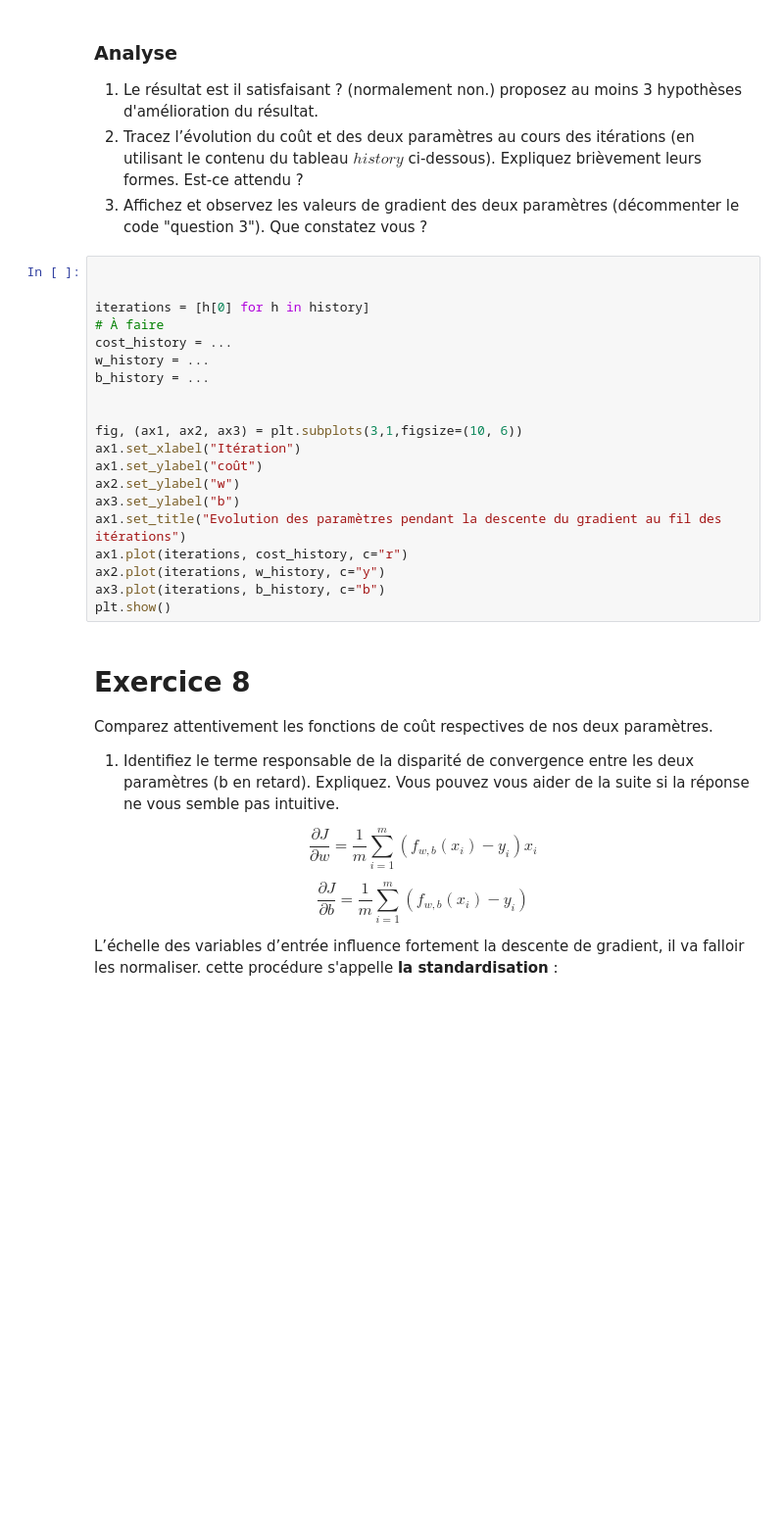
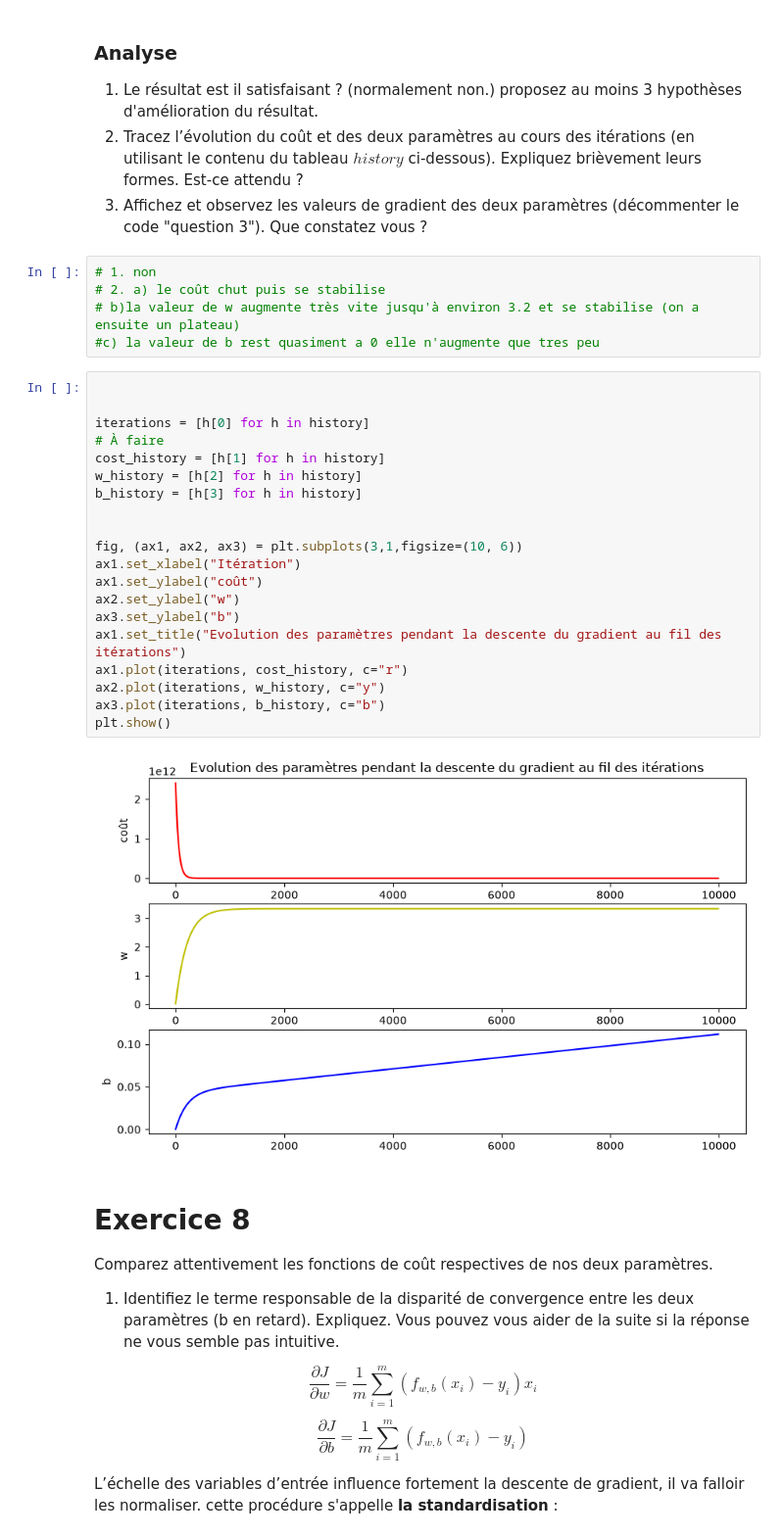
Before and after one commit to linasbd/Projet-info-L3, a Jupyter notebook: TD1_intro_machine_learning.ipynb, the cells around one changed output. Shown at 98% size. Saved outputs shown, nothing was run; the diff lists cells and outputs as text; blank space fills up the shorter version.

```diff
--- a/TD1_intro_machine_learning.ipynb
+++ b/TD1_intro_machine_learning.ipynb
@@ -403,26 +420,33 @@ plt.show()
 1. Le résultat est il satisfaisant ? (normalement non.) proposez au moins 3 hypothèses d'amélioration du résultat.
 2. Tracez l’évolution du coût et des deux paramètres au cours des itérations (en utilisant le contenu du tableau $history$ ci-dessous). Expliquez brièvement leurs formes. Est-ce attendu ?
 3. Affichez et observez les valeurs de gradient des deux paramètres (décommenter le code "question 3"). Que constatez vous ?
+# %%
+# 1. non
+# 2. a) le coût chut puis se stabilise
+# b)la valeur de w augmente très vite jusqu'à environ 3.2 et se stabilise (on a ensuite un plateau)
+#c) la valeur de b rest quasiment a 0 elle n'augmente que tres peu
 # %%
 
 
 iterations = [h[0] for h in history]
 # À faire
-cost_history = ...
-w_history = ...
-b_history = ...
+cost_history = [h[1] for h in history]
+w_history = [h[2] for h in history]
+b_history = [h[3] for h in history]
 
 
 fig, (ax1, ax2, ax3) = plt.subplots(3,1,figsize=(10, 6))
 ax1.set_xlabel("Itération")
 ax1.set_ylabel("coût")
 ax2.set_ylabel("w")
 ax3.set_ylabel("b")
 ax1.set_title("Evolution des paramètres pendant la descente du gradient au fil des itérations")
 ax1.plot(iterations, cost_history, c="r")
 ax2.plot(iterations, w_history, c="y")
 ax3.plot(iterations, b_history, c="b")
 plt.show()
+# %% [output]
+[figure, added]
 # %% [markdown]
 # Exercice 8
 
```
Also changed, not shown: parts of 13 cells of this notebook.
